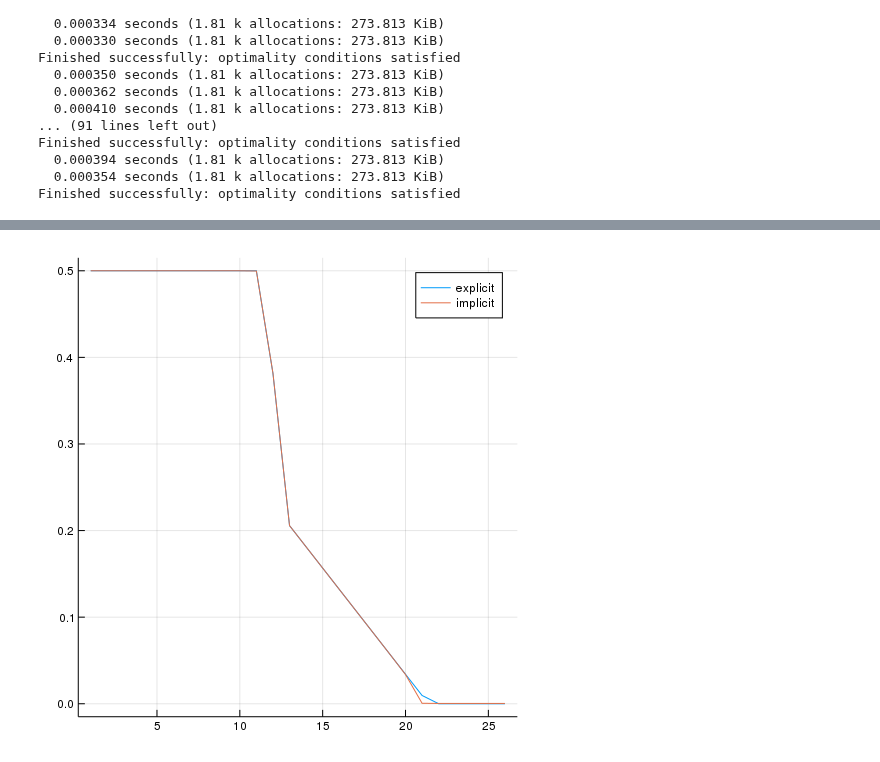
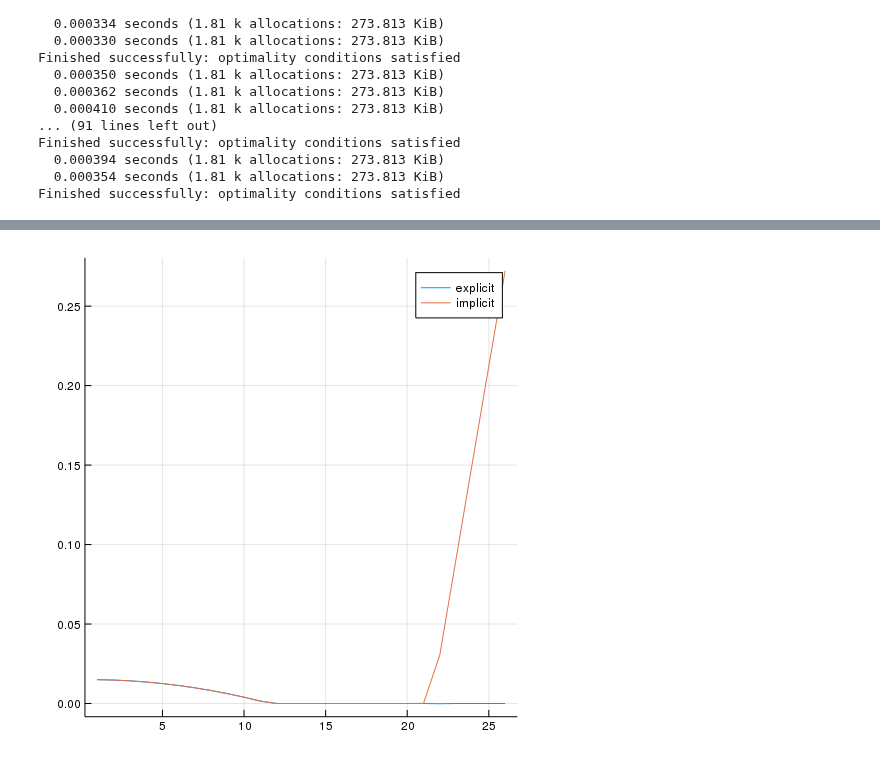
Before and after one commit to blandry/Bilevel.jl, a Jupyter notebook: notebooks/simulation.ipynb, the cells around one changed output, grey strips where cells are left out. Drawn from its saved outputs; the diff is of its cells as text; code cells hidden in the pictures.

```diff
--- a/notebooks/simulation.ipynb
+++ b/notebooks/simulation.ipynb
@@ -85,7 +85,7 @@ Finished successfully: feasible point found
 # %%
 ts = cumsum([Δt for i in 1:N]);
-j = 11
+j = 7
 plot(traj_exp[j,:],label="explicit")
 plot!(traj_imp[j,:],label="implicit")
 # %% [output]
-[figure, old version]
+[figure, new version]
```
Also changed, not shown: parts of 1 cell of this notebook, 5 other files.
